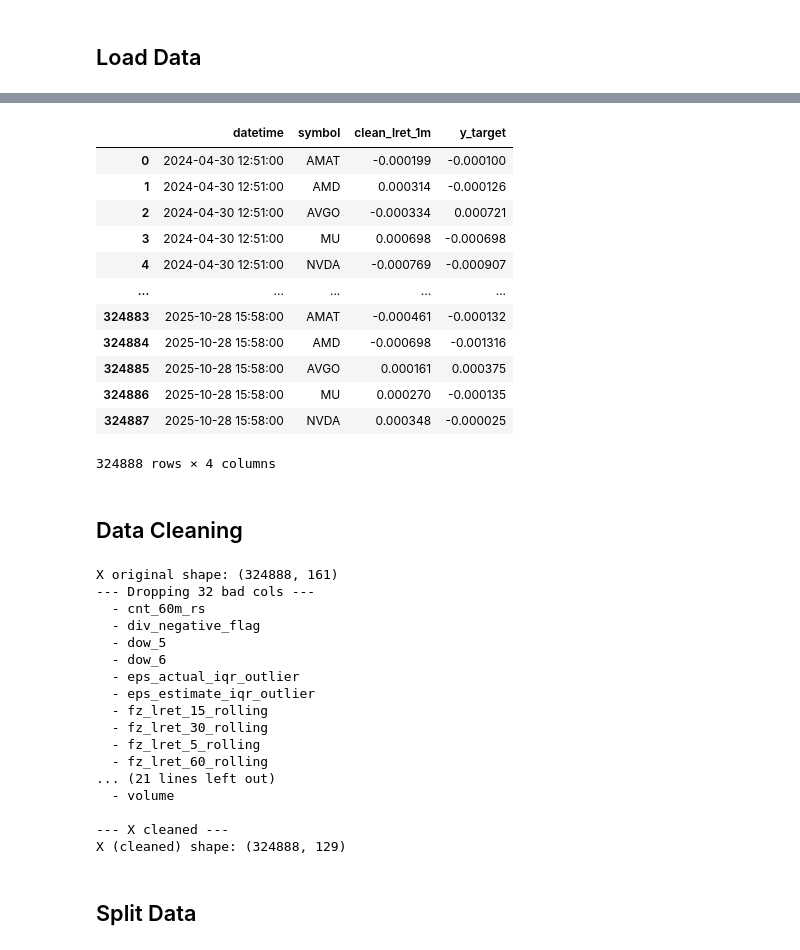
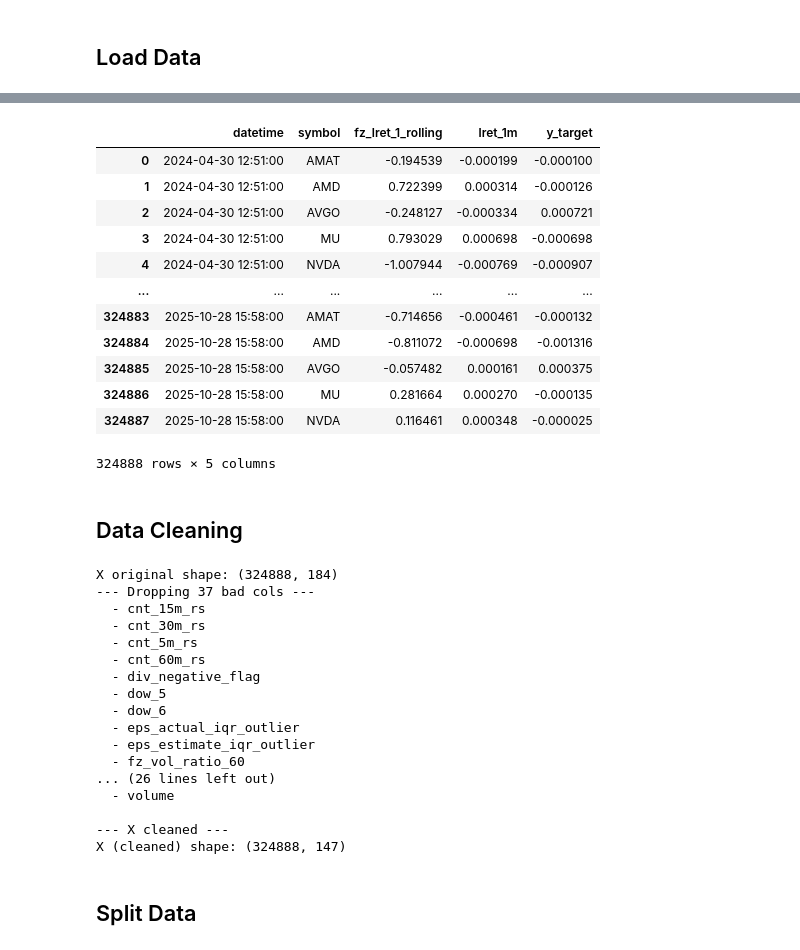
Before and after one commit to crk13/5205-Project2, a Jupyter notebook: ridge_hyper_param_search.ipynb, the cells around one changed output, grey strips where cells are left out. Cells and saved outputs as stored; diff of their text form; code cells hidden in the pictures.

```diff
--- a/ridge_hyper_param_search.ipynb
+++ b/ridge_hyper_param_search.ipynb
@@ -44,12 +44,12 @@ df['datetime'] = pd.to_datetime(df['datetime'])
 df = df.sort_values(by=['symbol', 'datetime'])
 df = df.reset_index(drop=True)
 
-df['clean_lret_1m'] = df.groupby('symbol')['close'].transform(lambda s: np.log(s).diff())
-df['y_target'] = df.groupby('symbol')['clean_lret_1m'].shift(-1)
+df['lret_1m'] = df.groupby('symbol')['close'].transform(lambda s: np.log(s).diff())
+df['y_target'] = df.groupby('symbol')['lret_1m'].shift(-1)
 
 initial_rows = len(df)
 df = df[(df['y_target'].abs() <= 0.2)]
-df = df.dropna(subset=['y_target', 'clean_lret_1m'])
+df = df.dropna(subset=['y_target', 'lret_1m'])
 
 print(f"(Dropped {initial_rows - len(df)} unusal/NaN y value)")
 
@@ -76,26 +76,25 @@ df
 # %%
-df[["datetime", "symbol", "clean_lret_1m", "y_target"]]
+df[["datetime", "symbol", 'fz_lret_1_rolling', "lret_1m", "y_target"]]
 # %% [output]
-|  | datetime | symbol | clean_lret_1m | y_target |
-| 0 | 2024-04-30 12:51:00 | AMAT | -0.000199 | -0.000100 |
-| 1 | 2024-04-30 12:51:00 | AMD | 0.000314 | -0.000126 |
-| 2 | 2024-04-30 12:51:00 | AVGO | -0.000334 | 0.000721 |
-| 3 | 2024-04-30 12:51:00 | MU | 0.000698 | -0.000698 |
-| 4 | 2024-04-30 12:51:00 | NVDA | -0.000769 | -0.000907 |
-| ... | ... | ... | ... | ... |
-| 324883 | 2025-10-28 15:58:00 | AMAT | -0.000461 | -0.000132 |
-| 324884 | 2025-10-28 15:58:00 | AMD | -0.000698 | -0.001316 |
-| 324885 | 2025-10-28 15:58:00 | AVGO | 0.000161 | 0.000375 |
-| 324886 | 2025-10-28 15:58:00 | MU | 0.000270 | -0.000135 |
-| 324887 | 2025-10-28 15:58:00 | NVDA | 0.000348 | -0.000025 |
+|  | datetime | symbol | fz_lret_1_rolling | lret_1m | y_target |
+| 0 | 2024-04-30 12:51:00 | AMAT | -0.194539 | -0.000199 | -0.000100 |
+| 1 | 2024-04-30 12:51:00 | AMD | 0.722399 | 0.000314 | -0.000126 |
+| 2 | 2024-04-30 12:51:00 | AVGO | -0.248127 | -0.000334 | 0.000721 |
+| 3 | 2024-04-30 12:51:00 | MU | 0.793029 | 0.000698 | -0.000698 |
+| 4 | 2024-04-30 12:51:00 | NVDA | -1.007944 | -0.000769 | -0.000907 |
+| ... | ... | ... | ... | ... | ... |
+| 324883 | 2025-10-28 15:58:00 | AMAT | -0.714656 | -0.000461 | -0.000132 |
+| 324884 | 2025-10-28 15:58:00 | AMD | -0.811072 | -0.000698 | -0.001316 |
+| 324885 | 2025-10-28 15:58:00 | AVGO | -0.057482 | 0.000161 | 0.000375 |
+| 324886 | 2025-10-28 15:58:00 | MU | 0.281664 | 0.000270 | -0.000135 |
+| 324887 | 2025-10-28 15:58:00 | NVDA | 0.116461 | 0.000348 | -0.000025 |
-324888 rows × 4 columns
+324888 rows × 5 columns
 # %% [markdown]
 ## Data Cleaning
 # %%
 y = df['y_target']
 X = df.drop(columns=[
-    'y_target', 'clean_lret_1m', 'datetime', 'symbol',
-    'fz_lret_1_rolling',
+    'y_target', 'lret_1m', 'datetime', 'symbol',
     'year', 'month', 'day', 'minute', 'minute_of_day'
 ], errors='ignore')
 
@@ -114,12 +113,6 @@ bad_cols += desc.index[desc['max'].abs() > 1e6].tolist()
 # Constant columns
 bad_cols += desc.index[desc['std'] == 0].tolist()
 
-# --- Manual add known bad col ---
-known_bad_families = ['_rs', 'fz_lret_']
-for col in X.columns:
-    if any(family in col for family in known_bad_families):
-        bad_cols.append(col)
-
 bad_cols_set = sorted(set(bad_cols))
 print(f"--- Dropping {len(bad_cols_set)} bad cols ---")
 for col in bad_cols_set:
@@ -131,23 +124,23 @@ X_cleaned = X.drop(columns=bad_cols_set)
 print(f"\n--- X cleaned ---")
 print(f"X (cleaned) shape: {X_cleaned.shape}")
 # %% [output]
-X original shape: (324888, 161)
---- Dropping 32 bad cols ---
+X original shape: (324888, 184)
+--- Dropping 37 bad cols ---
+  - cnt_15m_rs
+  - cnt_30m_rs
+  - cnt_5m_rs
   - cnt_60m_rs
   - div_negative_flag
   - dow_5
   - dow_6
   - eps_actual_iqr_outlier
   - eps_estimate_iqr_outlier
-  - fz_lret_15_rolling
-  - fz_lret_30_rolling
-  - fz_lret_5_rolling
-  - fz_lret_60_rolling
-... (21 lines left out)
+  - fz_vol_ratio_60
+... (26 lines left out)
   - volume
 
 --- X cleaned ---
-X (cleaned) shape: (324888, 129)
+X (cleaned) shape: (324888, 147)
 # %% [markdown]
 ## Split Data
 # %%
```
Also changed, not shown: parts of 5 cells of this notebook, 3 other files.
